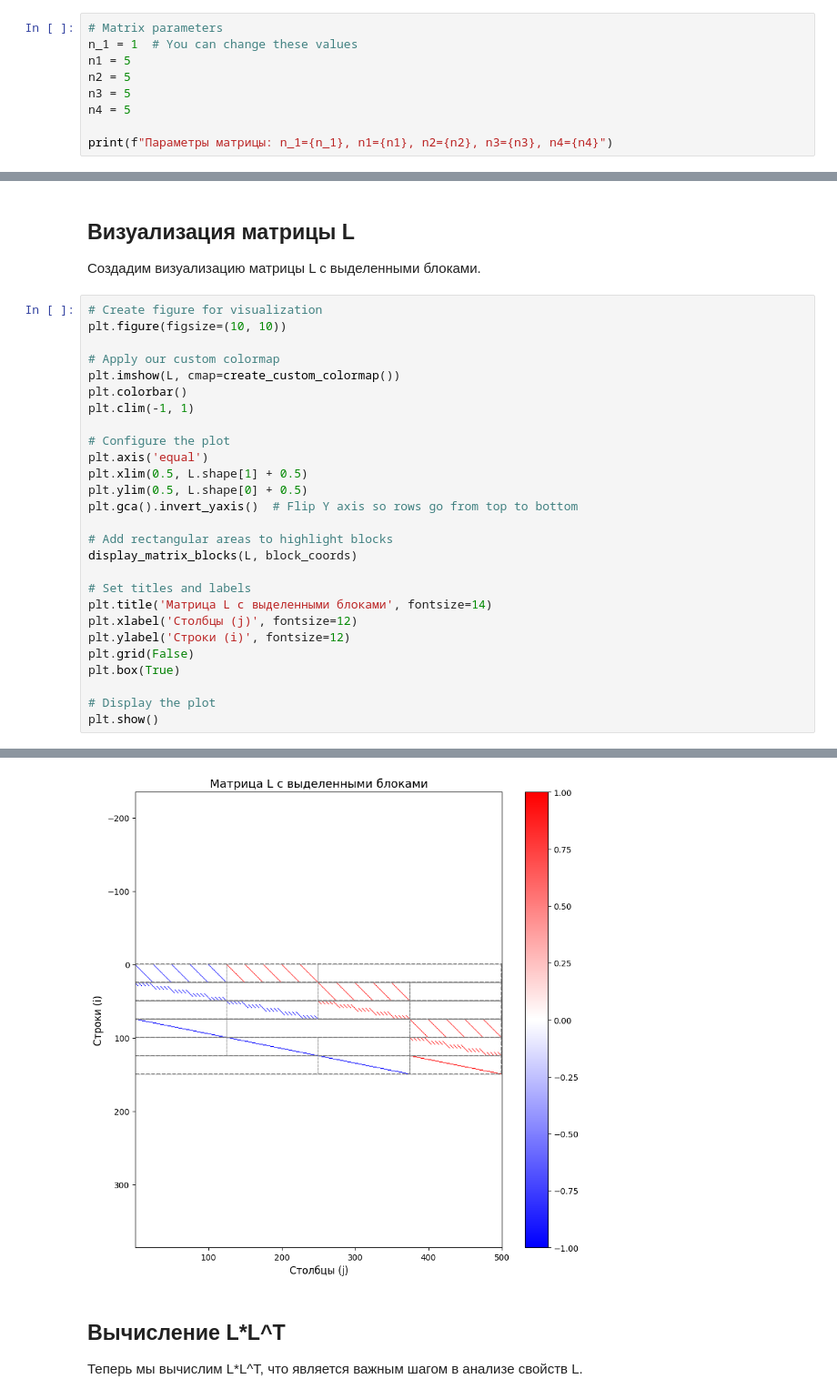
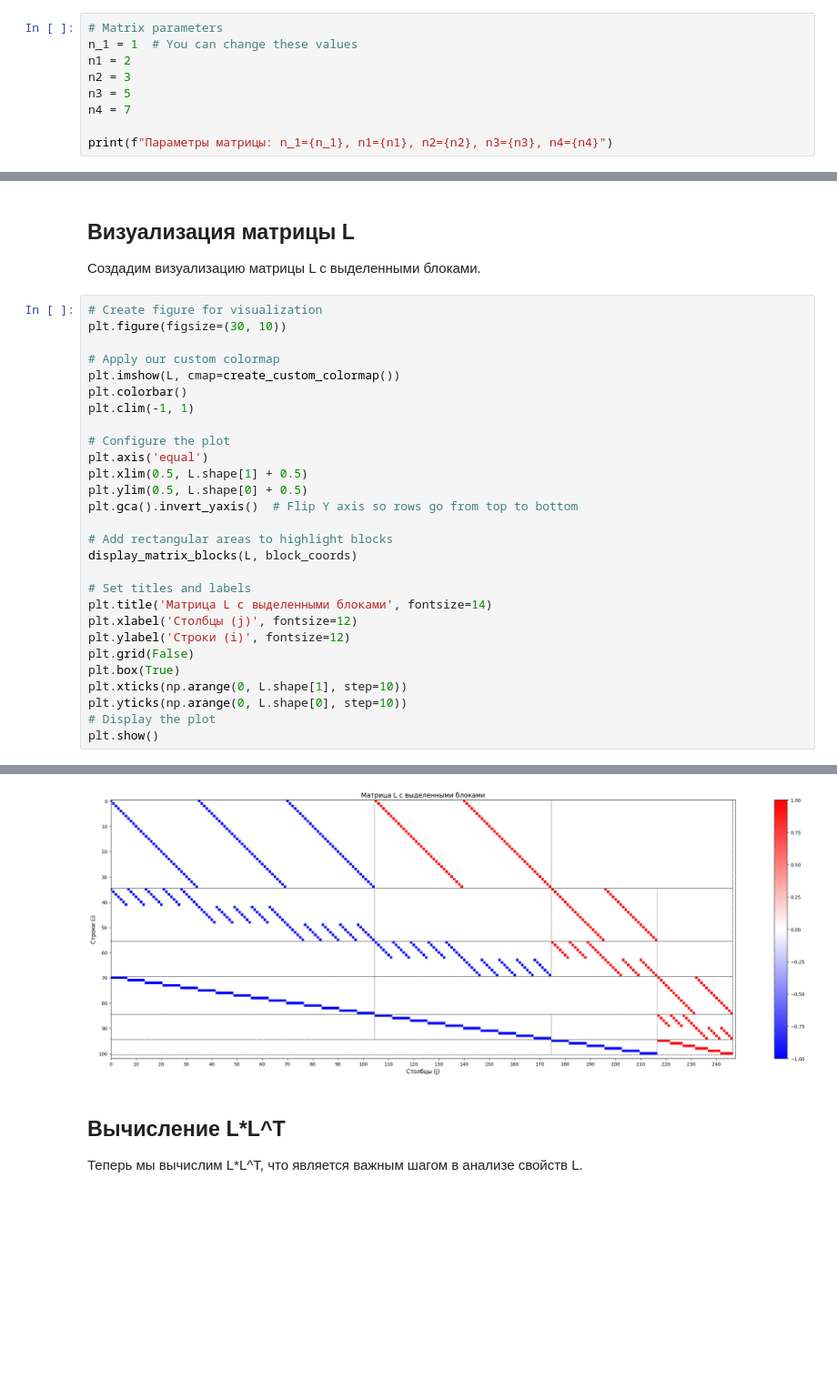
Before and after one commit to Ruslan361/matrix_analys, a Jupyter notebook: matrix_analysis_notebook.ipynb, the cells around one changed output, grey strips where cells are left out. Shown at 91% size. Cells and saved outputs as stored; diff of their text form; blank space fills up the shorter version.

```diff
--- a/matrix_analysis_notebook.ipynb
+++ b/matrix_analysis_notebook.ipynb
@@ -114,10 +114,10 @@ except ImportError:
 # %%
 # Matrix parameters
 n_1 = 1  # You can change these values
-n1 = 5
-n2 = 5
+n1 = 2
+n2 = 3
 n3 = 5
-n4 = 5
+n4 = 7
 
 print(f"Параметры матрицы: n_1={n_1}, n1={n1}, n2={n2}, n3={n3}, n4={n4}")
 # %% [output]
@@ -141,34 +141,35 @@ print(f"Количество блоков: {len(block_coords)}")
 Создадим визуализацию матрицы L с выделенными блоками.
 # %%
 # Create figure for visualization
-plt.figure(figsize=(10, 10))
+plt.figure(figsize=(30, 10))
 
 # Apply our custom colormap
 plt.imshow(L, cmap=create_custom_colormap())
 plt.colorbar()
 plt.clim(-1, 1)
 
 # Configure the plot
 plt.axis('equal')
 plt.xlim(0.5, L.shape[1] + 0.5)
 plt.ylim(0.5, L.shape[0] + 0.5)
 plt.gca().invert_yaxis()  # Flip Y axis so rows go from top to bottom
 
 # Add rectangular areas to highlight blocks
 display_matrix_blocks(L, block_coords)
 
 # Set titles and labels
 plt.title('Матрица L с выделенными блоками', fontsize=14)
 plt.xlabel('Столбцы (j)', fontsize=12)
 plt.ylabel('Строки (i)', fontsize=12)
 plt.grid(False)
 plt.box(True)
-
+plt.xticks(np.arange(0, L.shape[1], step=10))
+plt.yticks(np.arange(0, L.shape[0], step=10))
 # Display the plot
 plt.show()
 # %% [output]
 WARNING:matplotlib.axes._base:Ignoring fixed y limits to fulfill fixed data aspect with adjustable data limits.
-[figure, old version]
+[figure, new version]
 # %% [markdown]
 ## Вычисление L*L^T
 
```
Also changed, not shown: parts of 14 cells of this notebook.
